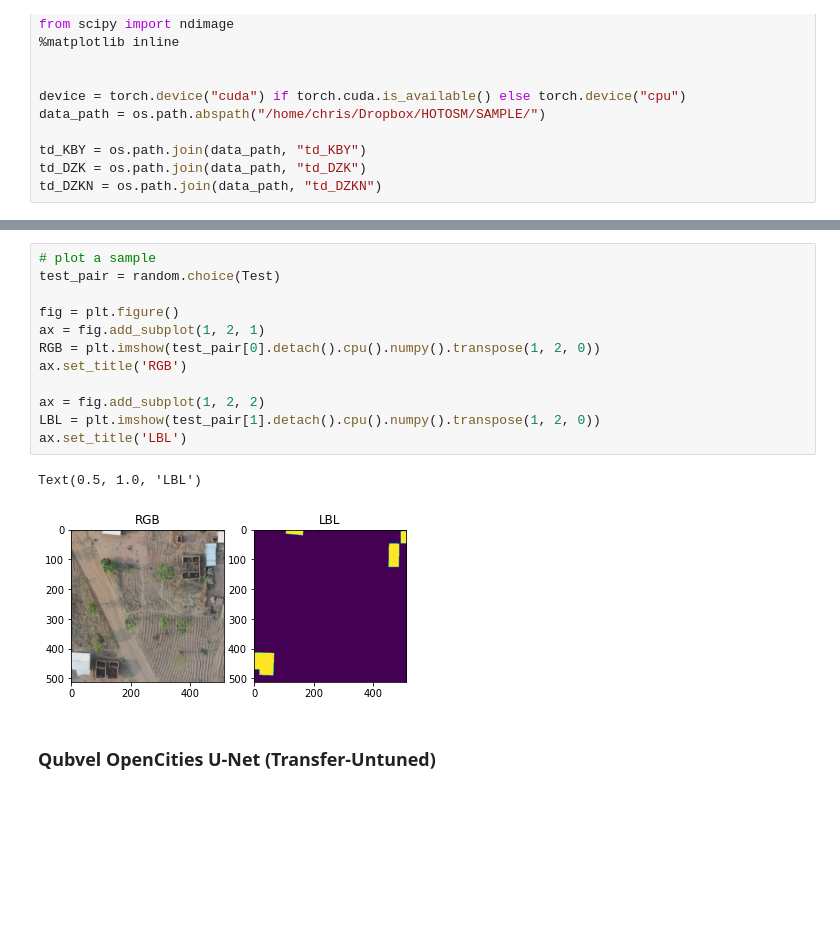
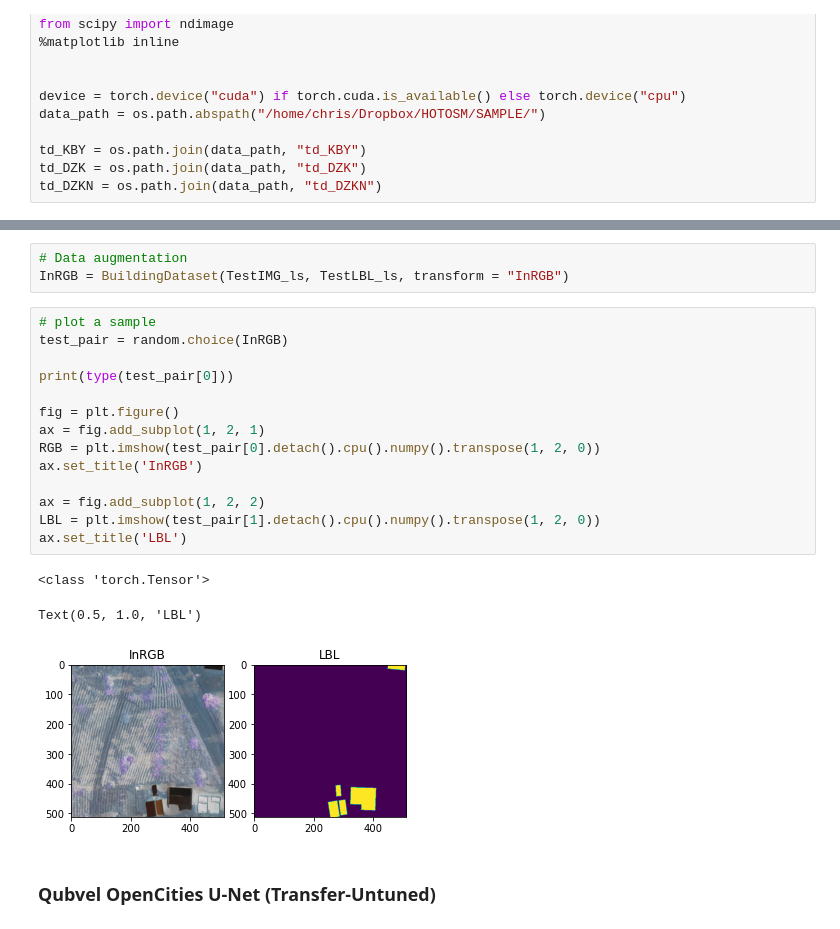
Before and after one commit to chrischank/HOTOSM_OAM_codeV2, a Jupyter notebook: test_model.ipynb, the cells around one changed output, grey strips where cells are left out. Saved outputs shown, nothing was run; the diff lists cells and outputs as text; blank space fills up the shorter version.

Commit message:
data aug works

```diff
--- a/test_model.ipynb
+++ b/test_model.ipynb
@@ -94,18 +94,24 @@ Image: /home/chris/Dropbox/HOTOSM/SAMPLE/td_DZKN/IMG/DZKN10_IMG_1023-9889.png La
+# %%
+# Data augmentation
+InRGB = BuildingDataset(TestIMG_ls, TestLBL_ls, transform = "InRGB")
 # %%
 # plot a sample
-test_pair = random.choice(Test)
+test_pair = random.choice(InRGB)
+
+print(type(test_pair[0]))
 
 fig = plt.figure()
 ax = fig.add_subplot(1, 2, 1)
 RGB = plt.imshow(test_pair[0].detach().cpu().numpy().transpose(1, 2, 0))
-ax.set_title('RGB')
+ax.set_title('InRGB')
 
 ax = fig.add_subplot(1, 2, 2)
 LBL = plt.imshow(test_pair[1].detach().cpu().numpy().transpose(1, 2, 0))
 ax.set_title('LBL')
 # %% [output]
-Text(0.5, 1.0, 'LBL')
+<class 'torch.Tensor'>
+Text(0.5, 1.0, 'LBL')
-[figure, old version]
+[figure, new version]
 # %% [markdown]
 ### Qubvel OpenCities U-Net (Transfer-Untuned)
 # %%
```
Also changed, not shown: parts of 3 cells of this notebook.
